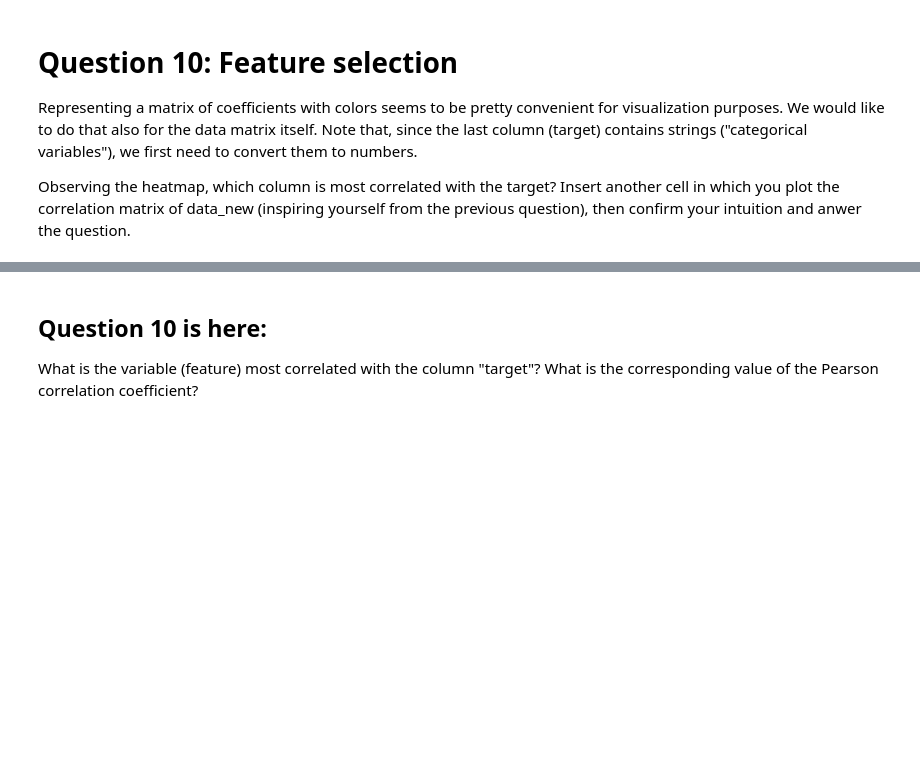
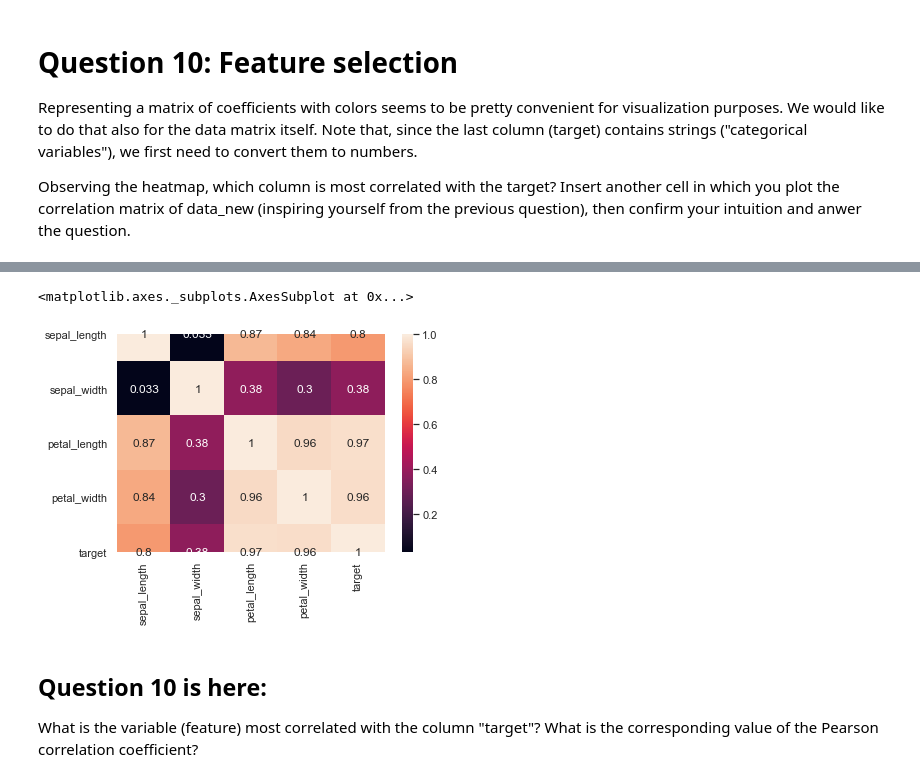
Before and after one commit to emilienlemaire/info232, a Jupyter notebook: TP0/TP0.ipynb, the cells around one changed output, grey strips where cells are left out. Drawn from its saved outputs; the diff is of its cells as text; code cells hidden in the pictures; blank space fills up the shorter version.

```diff
--- a/TP0/TP0.ipynb
+++ b/TP0/TP0.ipynb
@@ -329,3 +327,9 @@ sns.heatmap(data_num)
+# %%
+corr_mat2 = data_num.corr(method='pearson')
+sns.heatmap(abs(corr_mat2), annot=True)
+# %% [output]
+<matplotlib.axes._subplots.AxesSubplot at 0x...>
+[figure, added]
 # %% [markdown]
 ## Question 10 is here:
 What is the variable (feature) most correlated with the column "target"? What is the corresponding value of the Pearson correlation coefficient?
```
Also changed, not shown: parts of 8 cells of this notebook.
